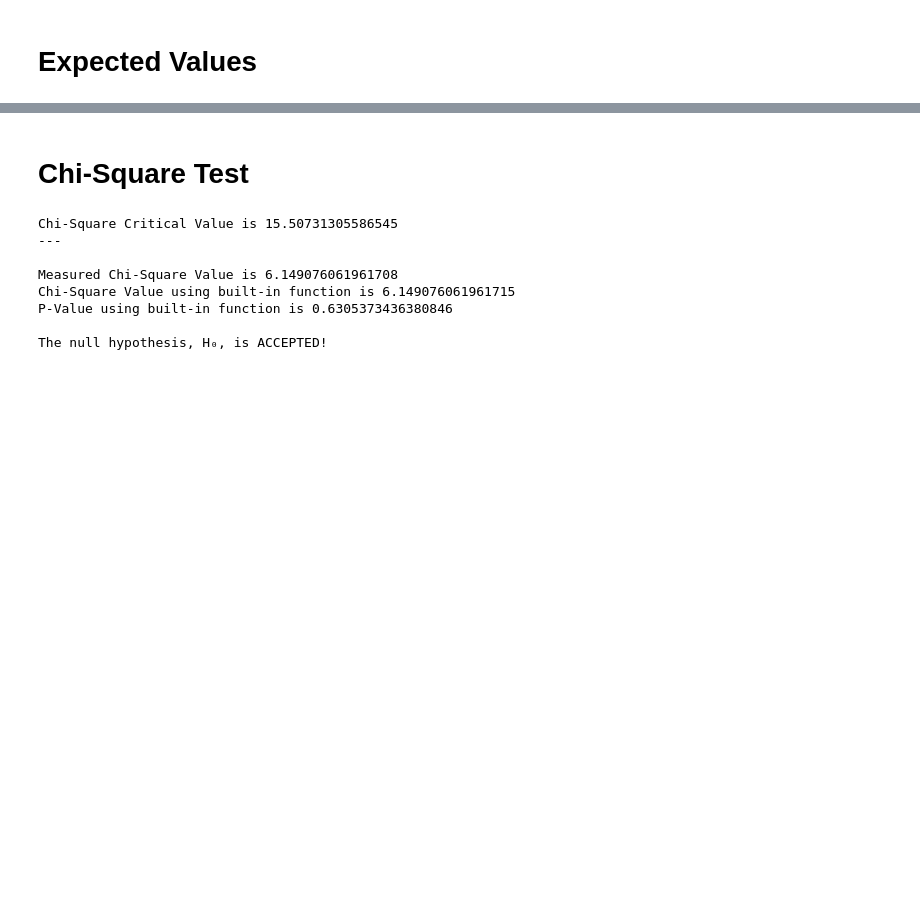
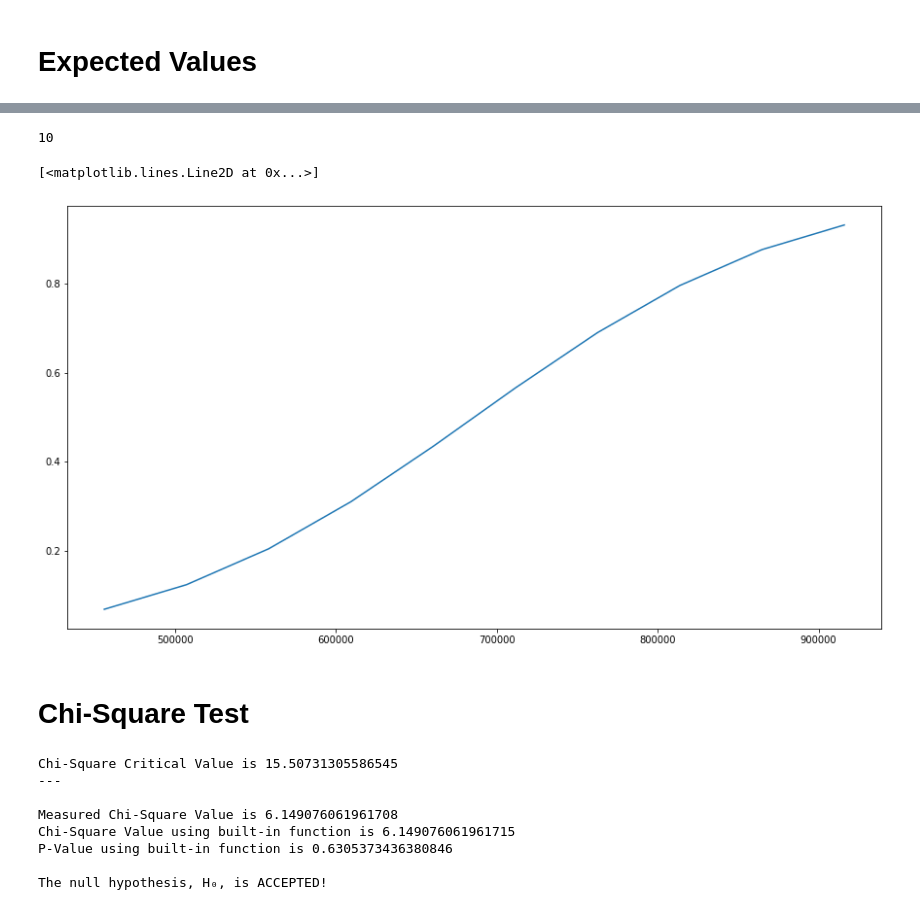
Before and after one commit to royruiz-dev/DataAutomation_SimComNets, a Jupyter notebook: SiMCN-Final-Task/SimComNet_FinalTask_Chi-square_Test.ipynb, the cells around one changed output, grey strips where cells are left out. Saved outputs shown, nothing was run; the diff lists cells and outputs as text; code cells hidden in the pictures; blank space fills up the shorter version.

```diff
--- a/SiMCN-Final-Task/SimComNet_FinalTask_Chi-square_Test.ipynb
+++ b/SiMCN-Final-Task/SimComNet_FinalTask_Chi-square_Test.ipynb
@@ -156,3 +186,14 @@ Enter the number of intervals desired for Chi-Square Test: 9
+# %%
+y = np.array(y)
+y = np.sort(y, axis=None)
+plt.figure(figsize=(15,8))
+y3 = norm.cdf(y, loc = statistics.mean(y), scale=statistics.stdev(y))
+print(len(y3))
+plt.plot(y, y3)
+# %% [output]
+10
+[<matplotlib.lines.Line2D at 0x...>]
+[figure, added]
 # %% [markdown]
 # Chi-Square Test
 # %%
```
Also changed, not shown: parts of 5 cells of this notebook.
